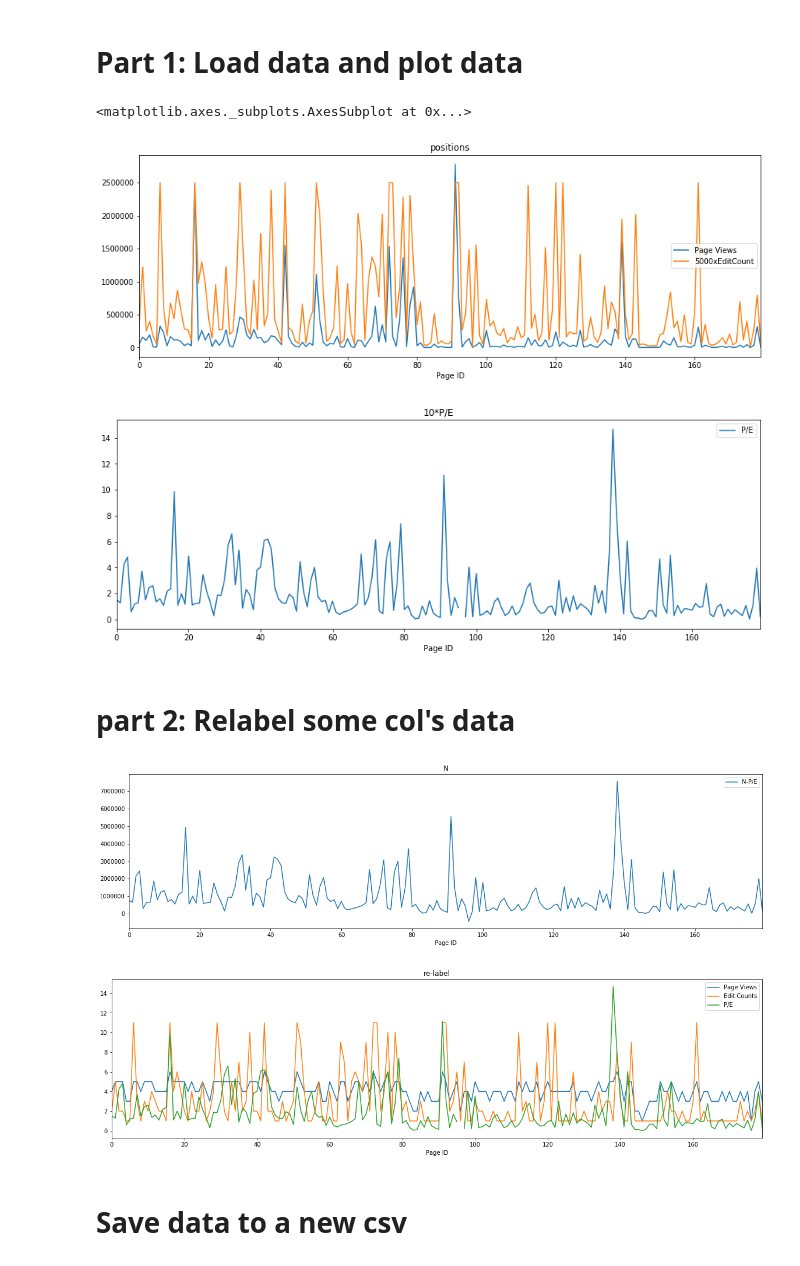
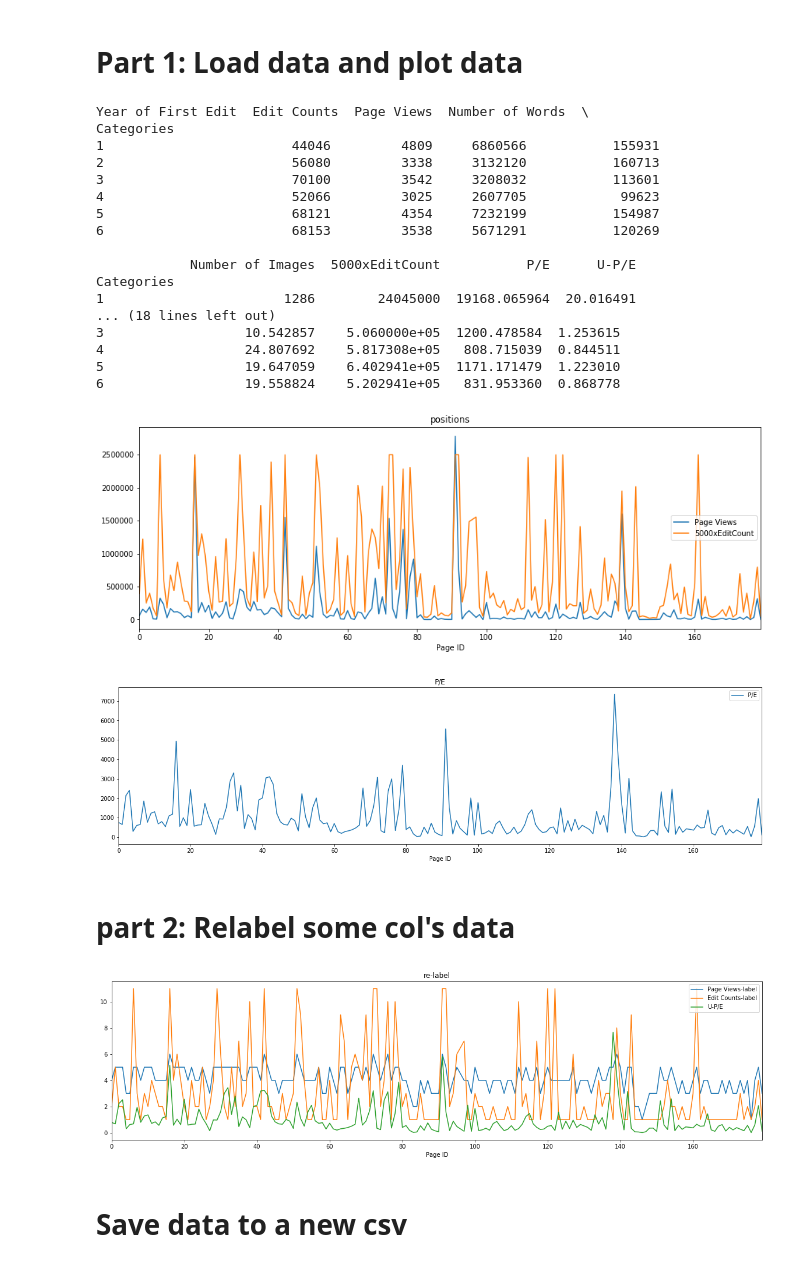
Before and after one commit to RenzoTsai/IS4241_Project, a Jupyter notebook: preProcess.ipynb, the cells around one changed output. Cells and saved outputs as stored; diff of their text form; code cells hidden in the pictures.

```diff
--- a/preProcess.ipynb
+++ b/preProcess.ipynb
@@ -7,26 +7,44 @@ import numpy as np
 # Part 1: Load data and plot data
 # %%
 originData = pd.read_csv("Database/Database 2A.csv",index_col=0)
+originData = originData.drop(labels=96)
 originData['5000xEditCount'] = originData['Edit Counts'].apply(lambda x: int(x) * 5000)
 originData.plot.line(y=['Page Views','5000xEditCount'],title='positions', figsize=(15,5))
-originData['P/E'] = originData['Page Views'] / originData['5000xEditCount'] * 10
-originData.plot.line(y=['P/E'], title='10*P/E', figsize=(15,5))
+originData['P/E'] = originData['Page Views'] / originData['Edit Counts']
+originData['U-P/E'] = originData['P/E'] / originData['P/E'].mean()
+originData.plot.line(y=['P/E'],title='P/E', figsize=(20,5))
+print(originData.groupby('Categories').sum())
+print(originData.groupby('Categories').mean())
 # %% [output]
-<matplotlib.axes._subplots.AxesSubplot at 0x...>
+Year of First Edit  Edit Counts  Page Views  Number of Words  \
+Categories
+1                        44046         4809     6860566           155931
+2                        56080         3338     3132120           160713
+3                        70100         3542     3208032           113601
+4                        52066         3025     2607705            99623
+5                        68121         4354     7232199           154987
+6                        68153         3538     5671291           120269
+
+            Number of Images  5000xEditCount           P/E      U-P/E
+Categories
+1                       1286        24045000  19168.065964  20.016491
+... (18 lines left out)
+3                  10.542857    5.060000e+05  1200.478584  1.253615
+4                  24.807692    5.817308e+05   808.715039  0.844511
+5                  19.647059    6.402941e+05  1171.171479  1.223010
+6                  19.558824    5.202941e+05   831.953360  0.868778
-[figure, old version]
+[figure, new version]
-[figure, old version]
+[figure, new version]
 # %% [markdown]
 # part 2: Relabel some col's data
 # %%
-originData.plot.line(y=['N-P/E'],title='N', figsize=(20,5))
-originData['Page Views'] = originData['Page Views'].apply(lambda x: int(math.log10(int(x))))
-originData['Edit Counts'] = originData['Edit Counts'].apply(lambda x: int(int(x) / 50) + 1)
-originData.plot.line(y=['Page Views', 'Edit Counts', 'P/E'],title='re-label', figsize=(20,5))
+originData['Page Views-label'] = originData['Page Views'].apply(lambda x: int(math.log10(int(x))))
+originData['Edit Counts-label'] = originData['Edit Counts'].apply(lambda x: int(int(x) / 50) + 1)
+originData.plot.line(y=['Page Views-label', 'Edit Counts-label', 'U-P/E'],title='re-label', figsize=(20,5))
 originData.drop(['5000xEditCount'], axis=1, inplace=True)
 originData.drop(['P/E'], axis=1, inplace=True)
 # %% [output]
-[figure, old version]
+[figure, new version]
-[figure, removed]
 # %% [markdown]
 # Save data to a new csv
 # %%
```
Also changed, not shown: parts of 1 cell of this notebook, 1 other file.
